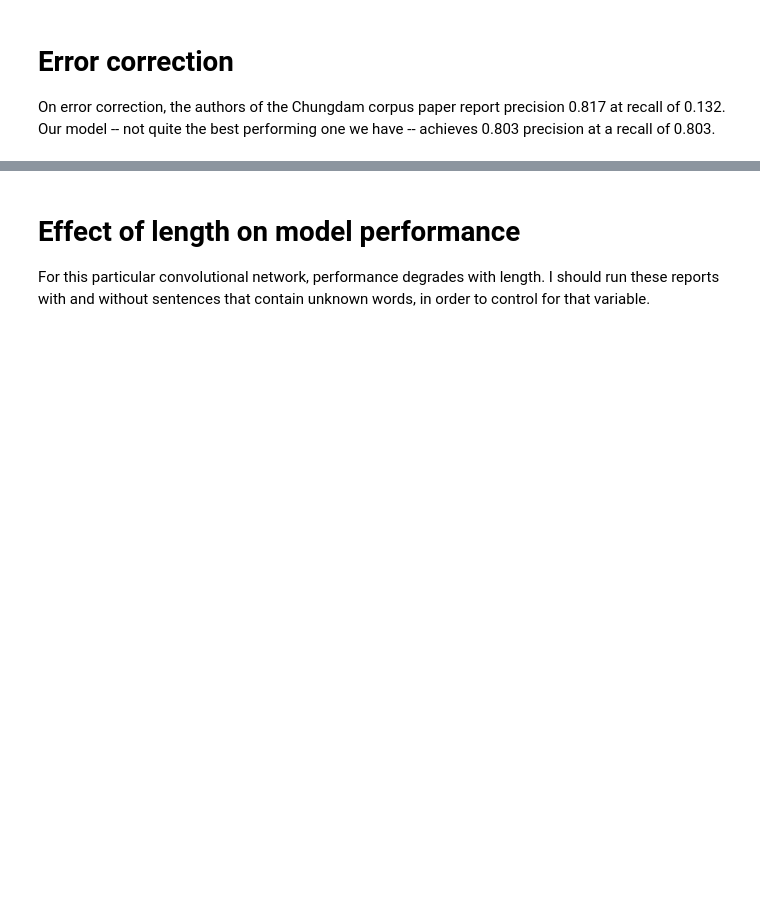
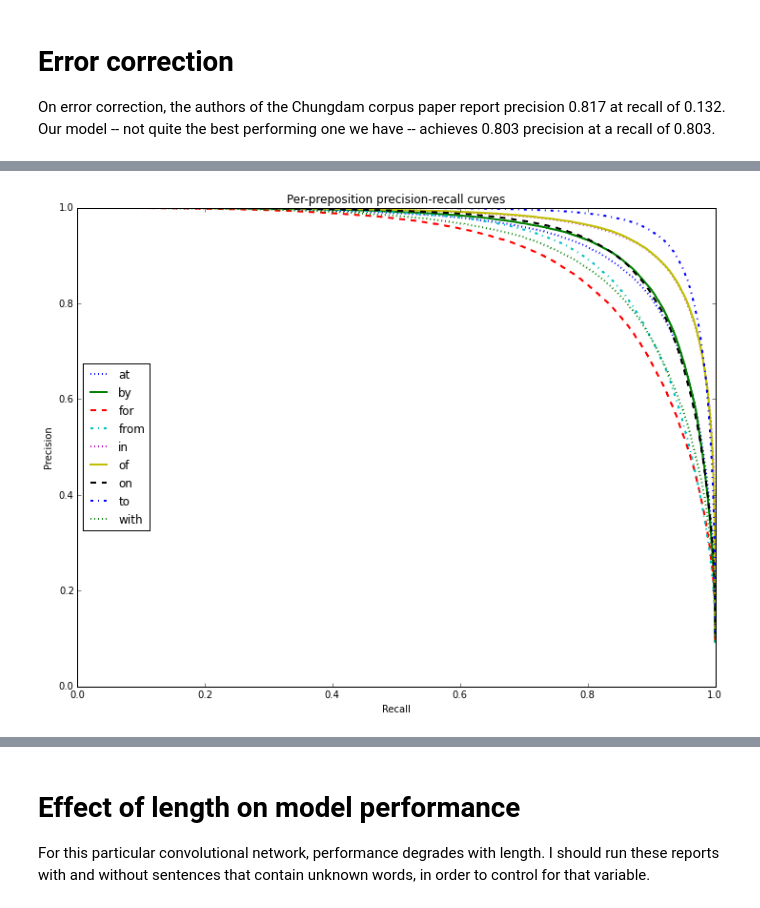
Before and after one commit to ndronen/modeling, a Jupyter notebook: notebooks/ConvnetAnalysis.ipynb, the cells around one changed output, grey strips where cells are left out. Drawn from its saved outputs; the diff is of its cells as text; code cells hidden in the pictures; blank space fills up the shorter version.

Commit message:
Snapshot of notebooks/ConvnetAnalysis.ipynb.

```diff
--- a/notebooks/ConvnetAnalysis.ipynb
+++ b/notebooks/ConvnetAnalysis.ipynb
@@ -410,0 +881,49 @@ plt.xlabel('Margin of 2 most probable for error correction')
+# %%
+# Limit the scope of the variables in this cell by encapsulating them
+# in a function.  Otherwise, their scope is that of the entire notebook,
+# which makes variable names do more work than they ought to.  (This is
+# so because in Python 2.7, variables declared inside loops are automatically
+# promoted to their outer enclosing environment; I think this is no longer
+# the case in Python 3 [so upgrade]).
+def per_class_precision_recall_curves():
+    #plt.figure(figsize=(9,6))
+
+    all_prec = []
+    all_rec = []
+    all_prep = []
+
+    plt.figure(figsize=(12,9))
+    for code, preposition in enumerate(target_data['original_word_code']['names']):
+        # Convert the targets to 0-1 for this preposition.
+        targets_binary = model_data.target.copy()
+        mask = targets_binary == code
+        targets_binary[mask] = 1
+        targets_binary[~mask] = 0
+
+        # Convert the n-way softmax to a binary classification probability by taking
+        # the column from the softmax that corresponds to this preposition.
+        probs_binary = probs[:, code]
+
+        prec, rec, _ = precision_recall_curve(
+            targets_binary, probs_binary)
+        plt.plot(rec, prec, label=preposition, ls=next(linestyle), linewidth=2)
+
+        all_prec.extend(prec)
+        all_rec.extend(rec)
+        all_prep.extend([preposition] * len(prec))
+
+    plt.xlabel('Recall')
+    plt.ylabel('Precision')
+    plt.title('Per-preposition precision-recall curves')
+    plt.legend(loc='center left')
+    plt.savefig('figures/precision-recall.pdf')
+
+    return pd.DataFrame({
+            'Precision': all_prec,
+            'Recall': all_rec,
+            'Preposition': all_prep
+            })
+
+precision_recall_df = per_class_precision_recall_curves()
+# %% [output]
+[figure, added]
```
Also changed, not shown: parts of 86 cells of this notebook.
